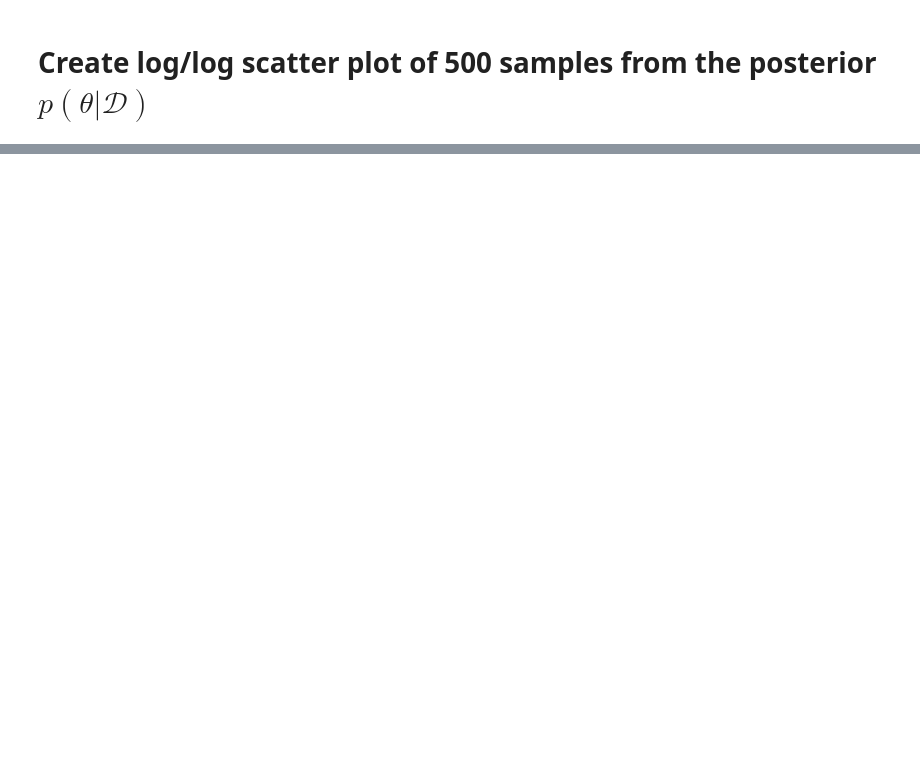
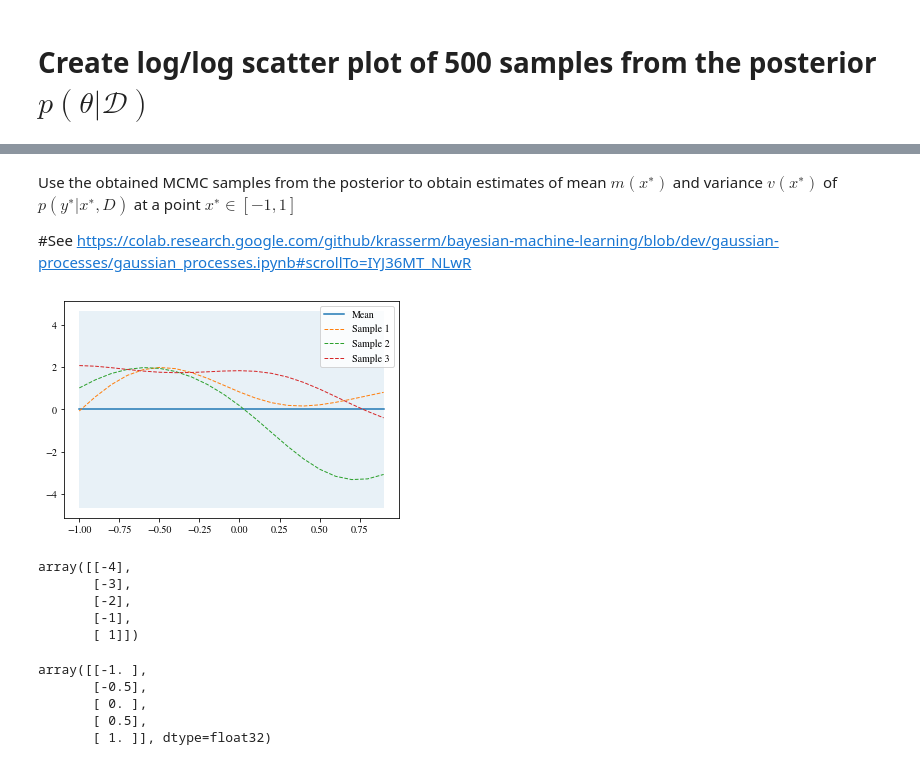
Before and after one commit to Clarkdrengen/PML_2023, a Jupyter notebook: PML_Part_b_Team_Master.ipynb, the cells around one changed output, grey strips where cells are left out. Drawn from its saved outputs; the diff is of its cells as text; code cells hidden in the pictures; blank space fills up the shorter version.

```diff
--- a/PML_Part_b_Team_Master.ipynb
+++ b/PML_Part_b_Team_Master.ipynb
@@ -121,0 +126,4 @@ plt.axhline(df['variance'].median(), ls = '--')
+# %% [markdown]
+Use the obtained MCMC samples from the posterior to obtain estimates of mean $m(x^{∗})$ and variance $v(x^{∗})$ of $p(y^{∗}|x^{∗}, D)$ at a point $x^{∗} ∈ [−1, 1]$
+
+#See https://colab.research.google.com/github/krasserm/bayesian-machine-learning/blob/dev/gaussian-processes/gaussian_processes.ipynb#scrollTo=IYJ36MT_NLwR
@@ -121,0 +133,47 @@ plt.axhline(df['variance'].median(), ls = '--')
+# %%
+def plot_gp(mu, cov, X, X_train=None, Y_train=None, samples=[]):
+    X = X.ravel()
+    mu = mu.ravel()
+    uncertainty = 1.96 * np.sqrt(np.diag(cov))
+
+    plt.fill_between(X, mu + uncertainty, mu - uncertainty, alpha=0.1)
+    plt.plot(X, mu, label='Mean')
+    for i, sample in enumerate(samples):
+        plt.plot(X, sample, lw=1, ls='--', label=f'Sample {i+1}')
+    if X_train is not None:
+        plt.plot(X_train, Y_train, 'rx')
+    plt.legend()
+# %%
+## create RBF kernel function
+import numpy as np
+
+def RBF_kernel(X1, X2, l=torch.mean(posterior_kernel_ls).item(), sigma_f=torch.mean(posterior_kernel_var)):
+    """
+    The Gaussian kernel
+
+    Args:
+        X1: Array of m points (m x d).
+        X2: Array of n points (n x d).
+
+    Returns:
+        (m x n) matrix.
+    """
+    sqdist = np.sum(X1**2, 1).reshape(-1, 1) + np.sum(X2**2, 1) - 2 * np.dot(X1, X2.T)
+    return sigma_f**2 * np.exp(-0.5 / l**2 * sqdist)
+# %%
+%matplotlib inline
+
+# Finite number of points
+X = np.arange(-1, 1, 0.1).reshape(-1, 1)
+
+# Mean and covariance of the prior
+mu = np.zeros(X.shape)
+cov = RBF_kernel(X, X)
+
+# Draw three samples from the prior
+samples = np.random.multivariate_normal(mu.ravel(), cov, 3)
+
+# Plot GP mean, uncertainty region and samples
+plot_gp(mu, cov, X, samples=samples)
+# %% [output]
+[figure, added]
@@ -121,0 +211,8 @@ plt.axhline(df['variance'].median(), ls = '--')
+# %%
+np.array([-4, -3, -2, -1, 1]).reshape(-1, 1)
+# %% [output]
+array([[-4],
+       [-3],
+       [-2],
+       [-1],
+       [ 1]])
@@ -121,0 +221,8 @@ plt.axhline(df['variance'].median(), ls = '--')
+# %%
+x.reshape(-1, 1)
+# %% [output]
+array([[-1. ],
+       [-0.5],
+       [ 0. ],
+       [ 0.5],
+       [ 1. ]], dtype=float32)
```
Also changed, not shown: parts of 17 cells of this notebook.
